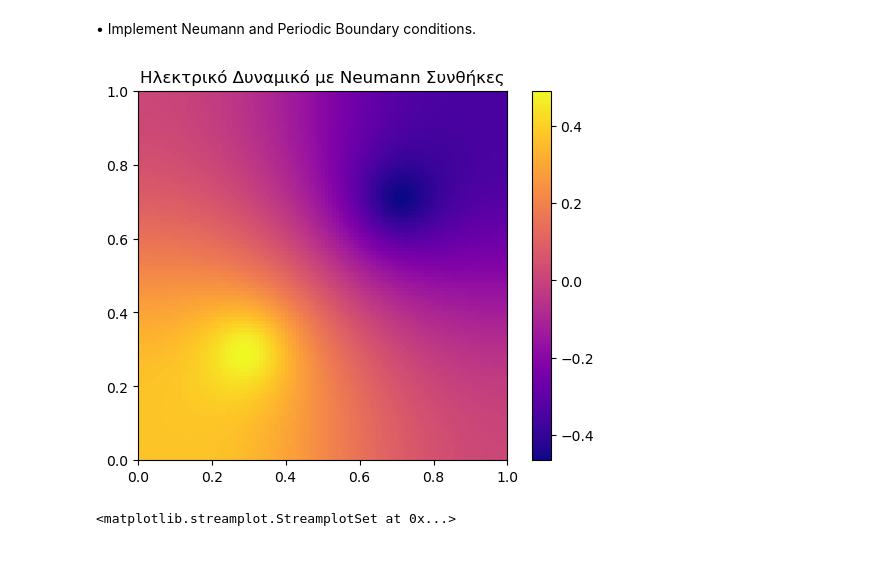
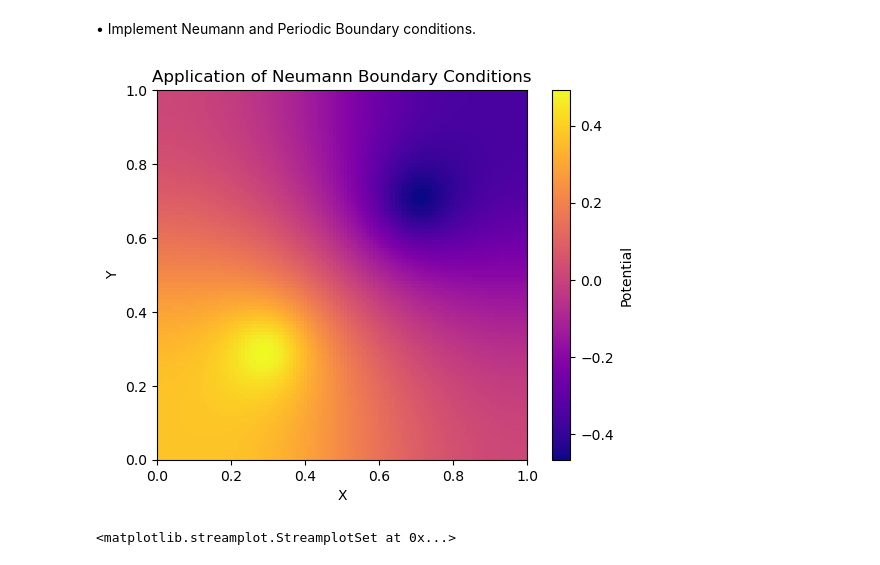
Before and after one commit to VeganSouvlaki/CP, a Jupyter notebook: ΠΡΟΤΖΕΚΤ.ipynb, the cells around one changed output. Cells and saved outputs as stored; diff of their text form; code cells hidden in the pictures.

```diff
--- a/ΠΡΟΤΖΕΚΤ.ipynb
+++ b/ΠΡΟΤΖΕΚΤ.ipynb
@@ -374,11 +398,11 @@ warnings.filterwarnings("ignore")
 # Ορισμός του πλέγματος και του χώρου
 xmin, ymin = 0, 0
 xmax, ymax = 1, 1
-N = 100  # Πλέγμα 100x100
+N = 200  # Πλέγμα 100x100
 h = (xmax - xmin) / (N - 1)  # Βήμα του πλέγματος
 
 
-def convE_capacitor(Etol=1e-6, N=100, w=1.75, max_iter=5000):
+def convE_capacitor(Etol=1e-6, N=200, w=1.75, max_iter=20000):
     ite = 0
     h = (xmax - xmin) / (N - 1)  # Βήμα του πλέγματος
     sfalma = 1  # Αρχικό σφάλμα (για την σύγκλιση)
@@ -390,8 +414,8 @@ def convE_capacitor(Etol=1e-6, N=100, w=1.75, max_iter=5000):
     pfilist = np.zeros((N+1, N+1))  # Πίνακας ηλεκτρικού δυναμικού
 
     ################################################################################
-    V0 = 20  # Τάση μεταξύ των πλακών
-    plate_width = int(N * 0.8)  # Το πλάτος των πλακών είναι το 80% του πλέγματος
+    V0 = 10  # Τάση μεταξύ των πλακών
+    plate_width = int(N * 0.4)  # Το πλάτος των πλακών είναι το 80% του πλέγματος
 
     # Καθορισμός θέσης των πλακών
     top_plate_y = int(0.8 * N)  # Άνω πλάκα στη γραμμή 80 (για Ν=100)
@@ -406,6 +430,12 @@ def convE_capacitor(Etol=1e-6, N=100, w=1.75, max_iter=5000):
 
     # Κάτω πλάκα (-V0)
     pfilist[bottom_plate_y, start_x:end_x] = -V0
+
+    pfilist[0,] = 0 #dirichlet
+    pfilist[-1,:] = 0
+    pfilist[:,0] = 0
+    pfilist[:,-1] = 0
+
     ##############################################################################
 
     while sfalma > Etol and ite < max_iter:
@@ -433,10 +463,10 @@ potential, energy, iterations = convE_capacitor()
 
 plt.figure(figsize=(8, 6))
 plt.imshow(potential.T, cmap='plasma', origin='lower', extent=[xmin, xmax, ymin, ymax])
-plt.colorbar(label="Electric Potential (V)")
-plt.title("Electric Potential Distribution in a Capacitor")
-plt.xlabel("x")
-plt.ylabel("y")
+plt.colorbar(label="Potential")
+plt.title("Potential Distribution: Capacitor")
+plt.xlabel("X")
+plt.ylabel("Y")
 plt.show() #as sxediasw kai to hlektrko pedio
 
 Ex, Ey = np.gradient(-potential, h)
@@ -479,37 +509,41 @@ def convE_Neumann(Etol=1e-6, N=100, w=1.75, max_iter=5000):
     while sfalma > Etol and ite < max_iter:
         ite += 1
         for i in range(1, N):
             for j in range(1, N):
                 pfilist[i, j] = (1 - w) * pfilist[i, j] + (w / 4) * (
                     pfilist[i+1, j] + pfilist[i-1, j] +
                     pfilist[i, j+1] + pfilist[i, j-1] + h**2 * S[i, j]
                 )
 
         # ** Neumann Boundary Conditions (κάθε επανάληψη) **
         pfilist[0, :] = pfilist[1, :]   # Κάτω όριο
         pfilist[N, :] = pfilist[N-1, :] # Πάνω όριο
         pfilist[:, 0] = pfilist[:, 1]   # Αριστερό όριο
         pfilist[:, N] = pfilist[:, N-1] # Δεξί όριο
 
         E1 = np.sum((pfilist[1:, :] - pfilist[:-1, :])**2)
         E2 = np.sum((pfilist[:, 1:] - pfilist[:, :-1])**2)
         Etmp = 0.5 * (E1 + E2) - h**2 * np.sum(S * pfilist)
 
         sfalma = np.abs(Etmp - E)
         E = Etmp  # Αποθήκευση της νέας τιμής ενέργειας
 
     return pfilist, E, ite
 
 # ** Εκτέλεση της επίλυσης **
 diagdata = convE_Neumann()
 
 # ** Οπτικοποίηση του δυναμικού **
-plt.imshow(diagdata[0].T, cmap='plasma', origin='lower', extent=[0, 1, 0, 1])
-plt.colorbar()
-plt.title("Ηλεκτρικό Δυναμικό με Neumann Συνθήκες")
+im42=plt.imshow(diagdata[0].T, cmap='plasma', origin='lower', extent=[0, 1, 0, 1])
+plt.colorbar(im42, label="Potential")
+
+plt.title("Application of Neumann Boundary Conditions")
+plt.xlabel("X")
+plt.ylabel("Y")
+
 plt.show()
 # %% [output]
-[figure, old version]
+[figure, new version]
 # %%
 
 Ey, Ex = np.gradient(-diagdata[0], h)
```
Also changed, not shown: parts of 12 cells of this notebook.
